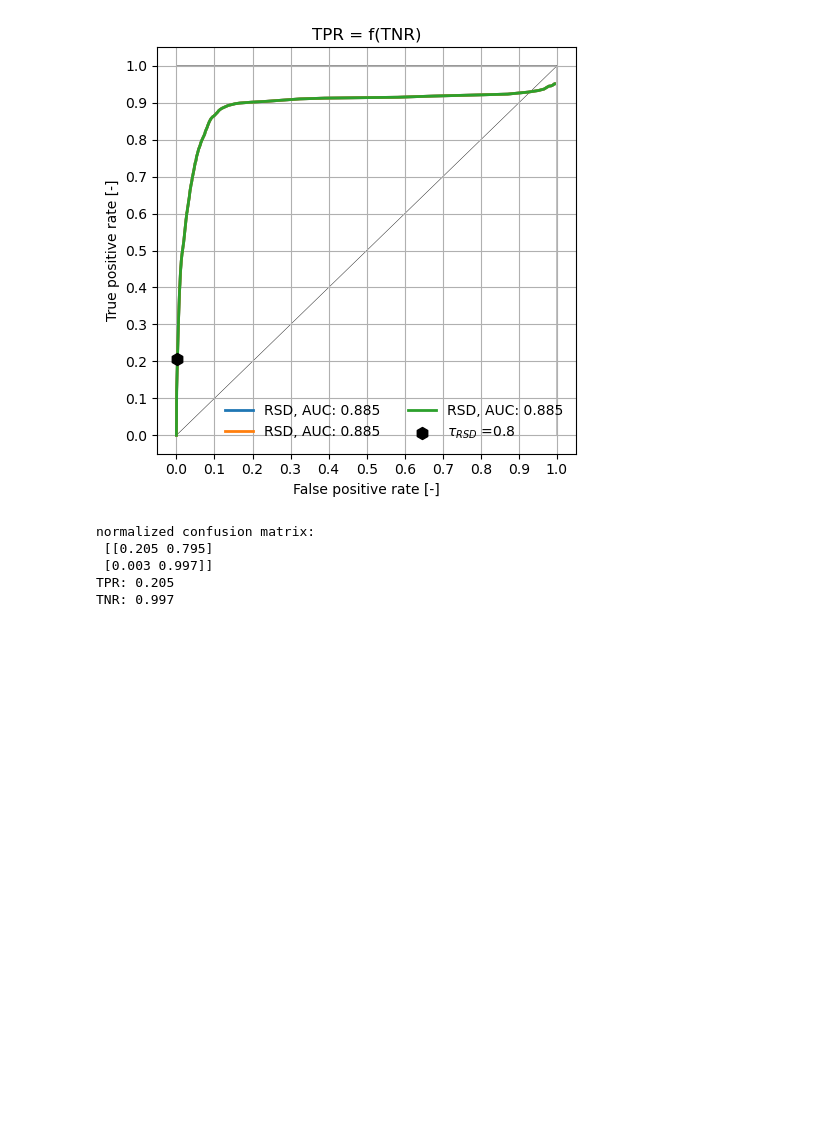
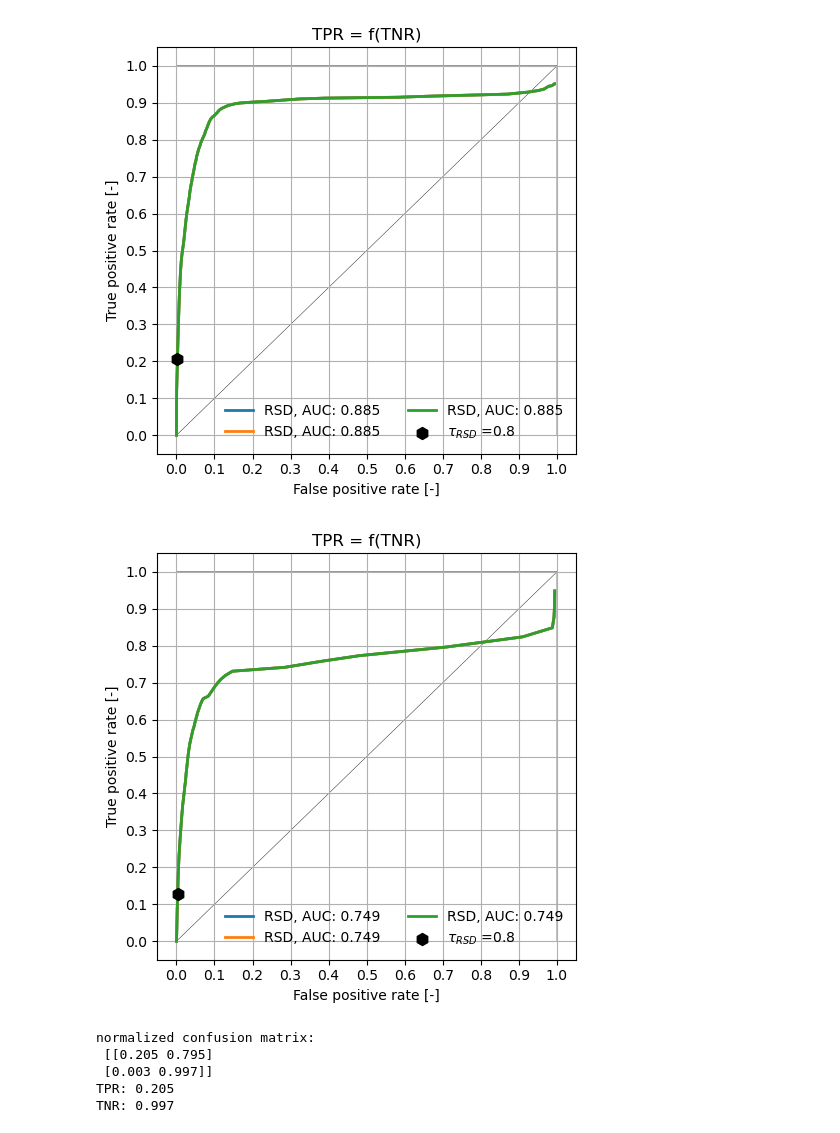
Before and after one commit to xkalet07/bench-deep-cml, a Jupyter notebook: Model_Intercomparison_Example.ipynb, the cells around one changed output. Saved outputs shown, nothing was run; the diff lists cells and outputs as text; code cells hidden in the pictures; blank space fills up the shorter version.

```diff
--- a/Model_Intercomparison_Example.ipynb
+++ b/Model_Intercomparison_Example.ipynb
@@ -250,6 +228,12 @@ roc_a_cnn = metrics.calculate_roc_surface(roc_cnn)
 metrics.plot_roc_curve(roc_cnn,cnn_wd_threshold)
 # %% [output]
 [figure]
+# %%
+roc_cnn = metrics.calculate_roc_curve(cml.cnn_tensf_pred.values, ref_wd,0,1)
+roc_a_cnn = metrics.calculate_roc_surface(roc_cnn)
+metrics.plot_roc_curve(roc_cnn,cnn_wd_threshold)
+# %% [output]
+[figure, added]
 # %%
 # confusion matrix
 cm = skl.confusion_matrix(ref_wd, cml.cnn_wd, labels=[1,0], normalize='true').round(decimals=3)
```
Also changed, not shown: parts of 9 cells of this notebook.
